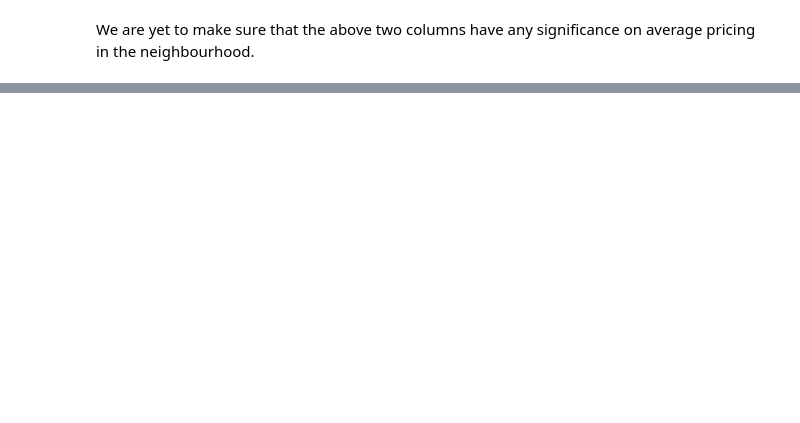
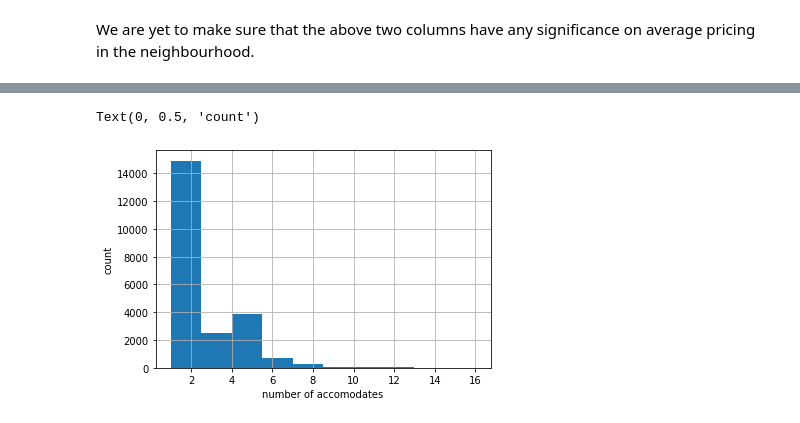
Before and after one commit to Ravi19911992/Springboard, a Jupyter notebook: Capstone_1_project/Capstone_1_project.ipynb, the cells around one changed output, grey strips where cells are left out. Cells and saved outputs as stored; diff of their text form; code cells hidden in the pictures; blank space fills up the shorter version.

```diff
--- a/Capstone_1_project/Capstone_1_project.ipynb
+++ b/Capstone_1_project/Capstone_1_project.ipynb
@@ -425,0 +507,2 @@ for i in bool_cols:
+# %%
+df_revised_columns.drop(['bed_type'] , axis=1, inplace=True)
@@ -425,0 +664,7 @@ for i in bool_cols:
+# %%
+df_revised_columns['accommodates'].hist()
+plt.xlabel('number of accomodates')
+plt.ylabel('count')
+# %% [output]
+Text(0, 0.5, 'count')
+[figure, added]
```
Also changed, not shown: parts of 47 cells of this notebook.
